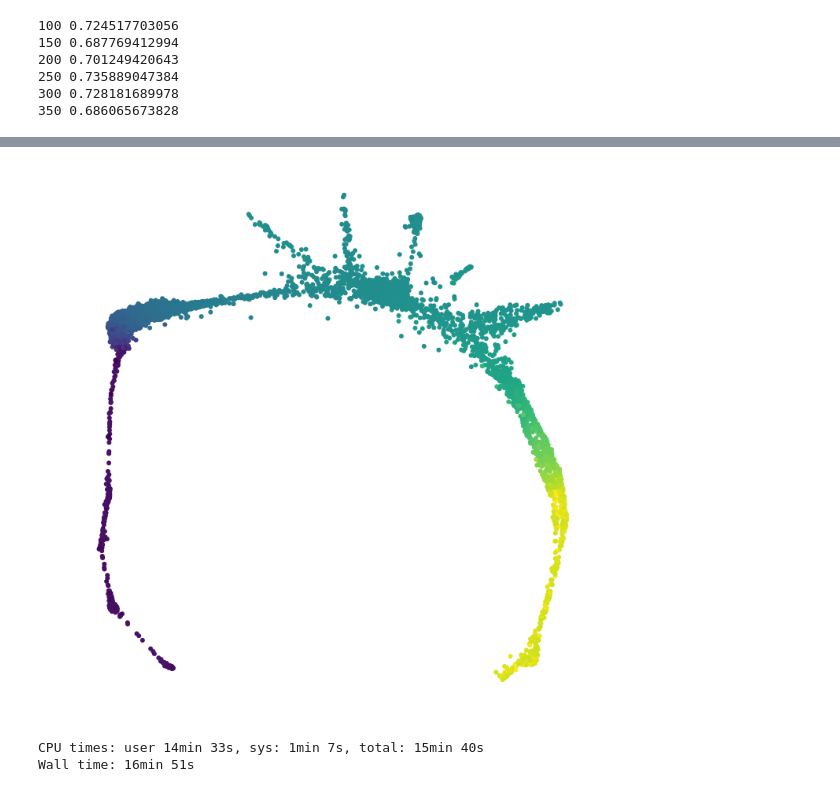
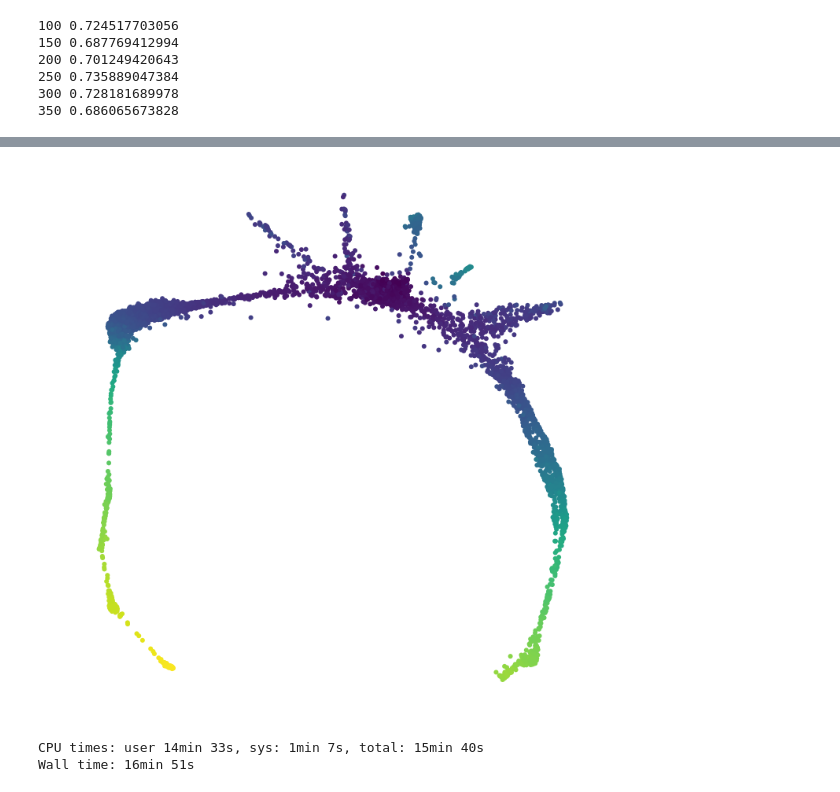
Before and after one commit to romain-lopez/scVI-reproducibility, a Jupyter notebook: preprocessing_benchmarking_klein_filtered_genes.ipynb, the cells around one changed output, grey strips where cells are left out. Saved outputs shown, nothing was run; the diff lists cells and outputs as text; code cells hidden in the pictures.

```diff
--- a/preprocessing_benchmarking_klein_filtered_genes.ipynb
+++ b/preprocessing_benchmarking_klein_filtered_genes.ipynb
@@ -14,5 +21,5 @@ from benchmarking import *
 # %%
-data_path = "data/Klein/"
+data_path = "/home/ubuntu/single-cell-scVI/data/Klein/"
 # %% [markdown]
 # import and format
 # %%
@@ -156,10 +151,10 @@ def show_viz(latent, name, algo=None, labels=None, clusters_cmap=7, cmap="tab10"
     if algo == "tSNE":
         layout = TSNE().fit_transform(latent)
     elif algo == "kNN":
-        ad = kneighbors_graph(latent, 10, include_self=False)
+        ad = kneighbors_graph(latent, 5, include_self=False)
         graph = nx.from_scipy_sparse_matrix(ad)
         lag_node = 0.9
-        pos = nx.spring_layout(graph, k=np.sqrt(1.0/(lag_node*ad.shape[0])), iterations=200)
+        pos = nx.spring_layout(graph, k=np.sqrt(1.0/(lag_node*ad.shape[0])), iterations=150)
         layout =  np.concatenate([x[:, np.newaxis] for x in pos.values()], axis=1).T
     else:
         layout = latent
@@ -179,13 +187,16 @@ def show_viz(latent, name, algo=None, labels=None, clusters_cmap=7, cmap="tab10"
 # %%
 def logit(p):
     p = np.copy(p.as_matrix())
     p[p == 0] = np.min(p[p > 0])
     p[p == 1] = np.max(p[p < 1])
     return np.log(p / (1-p))
-show_viz(layout, "PBA", algo=None, labels=logit(meta.iloc[:, 2]) - logit(meta.iloc[:, 1]), \
-             clusters_cmap=0, cmap="viridis")
+# show_viz(layout, "PBA", algo=None, labels=logit(meta.iloc[:, 2]) - logit(meta.iloc[:, 1]), \
+#              clusters_cmap=0, cmap="viridis")
 #cbar = plt.colorbar(cax, ticks=[-40, 0, 40], orientation='horizontal')
 #cbar.ax.set_xticklabels(['Erythroblasts', 'Other', 'Granulocytes'])  # horizontal colorbar
 #plt.savefig("PBA_scale.pdf", dpi=300)
+potential_scaled = np.log(1 + np.max(meta.iloc[:, 0])-meta.iloc[:, 0])
+show_viz(layout, "PBA", algo=None, labels=potential_scaled , \
+             clusters_cmap=0, cmap="viridis")
 # %% [output]
-[figure, old version]
+[figure, new version]
```
Also changed, not shown: parts of 20 cells of this notebook, 5 other files.
